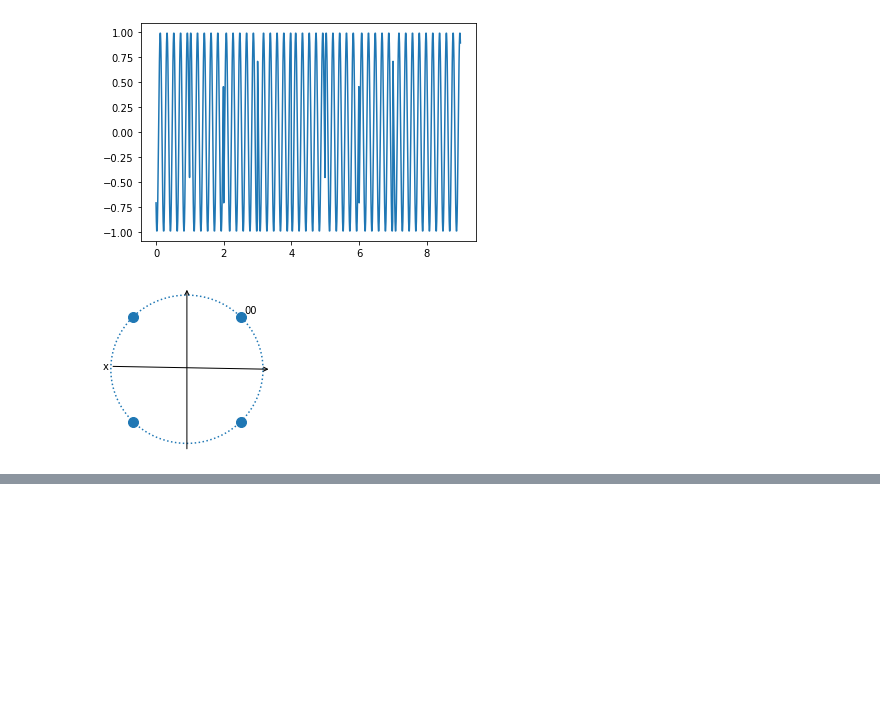
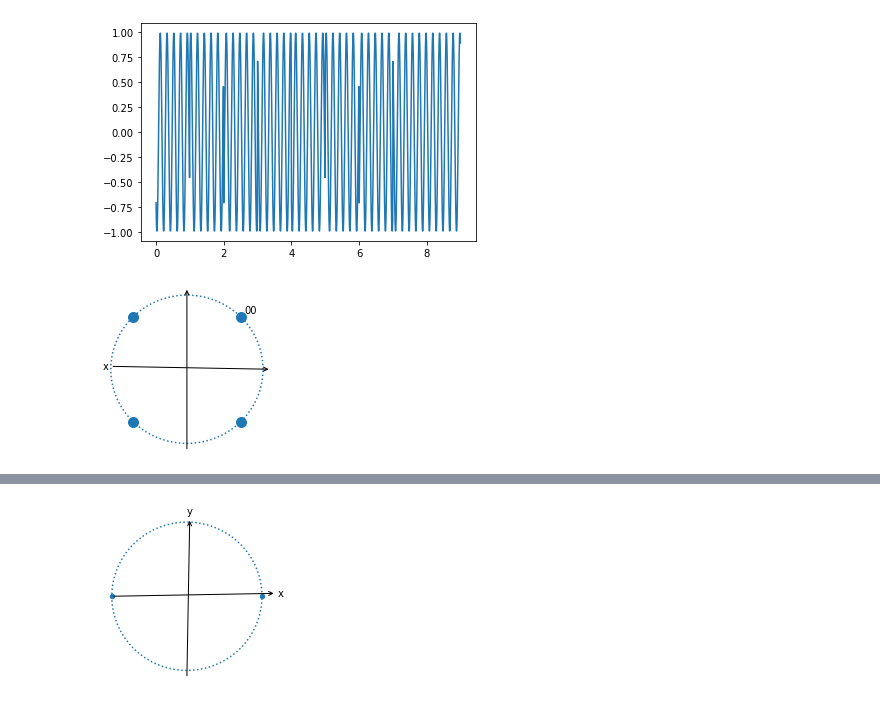
Before and after one commit to weidongz/Rubbish_Code, a Jupyter notebook: Understanding_Communication_Theroy/Blog24-42.ipynb, the cells around one changed output, grey strips where cells are left out. Drawn from its saved outputs; the diff is of its cells as text; code cells hidden in the pictures; blank space fills up the shorter version.

```diff
--- a/Understanding_Communication_Theroy/Blog27_40.ipynb
+++ b/Understanding_Communication_Theroy/Blog24-42.ipynb
@@ -130,0 +128,14 @@ list
+# %%
+# BPSK constellation
+plt.figure(figsize=(3,3))
+plt.scatter([-1,1],[0,0],s=20)
+theta = np.arange(0,2*np.pi,0.01)
+x = np.cos(theta)
+y = np.sin(theta)
+plt.plot(x,y,':')
+plt.axis('off')
+plt.annotate("x", xytext=(1.21, 0), xy=(-1.0, 0),arrowprops=dict(arrowstyle="<-"))
+plt.annotate("y", xytext=(0, 1.1), xy=(0, -1.1),arrowprops=dict(arrowstyle="<-"))
+plt.show()
+# %% [output]
+[figure, added]
```
Also changed, not shown: parts of 2 cells of this notebook, 2 other files.
